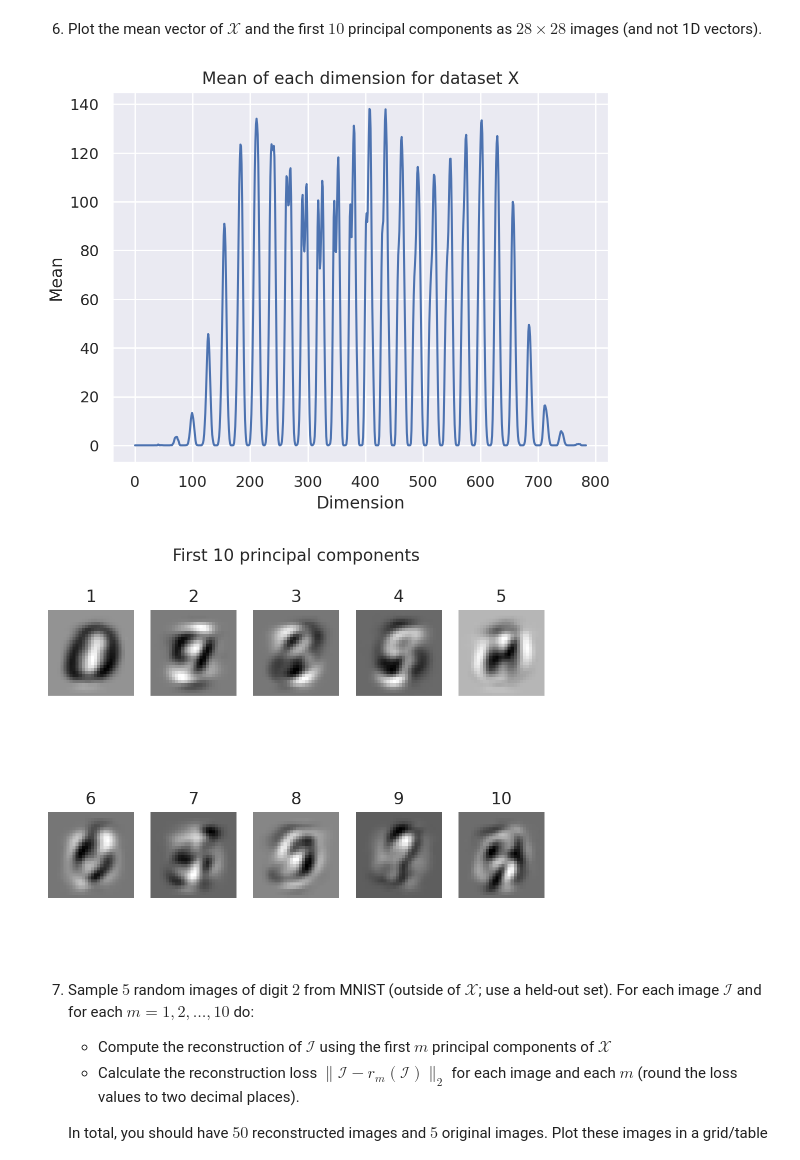
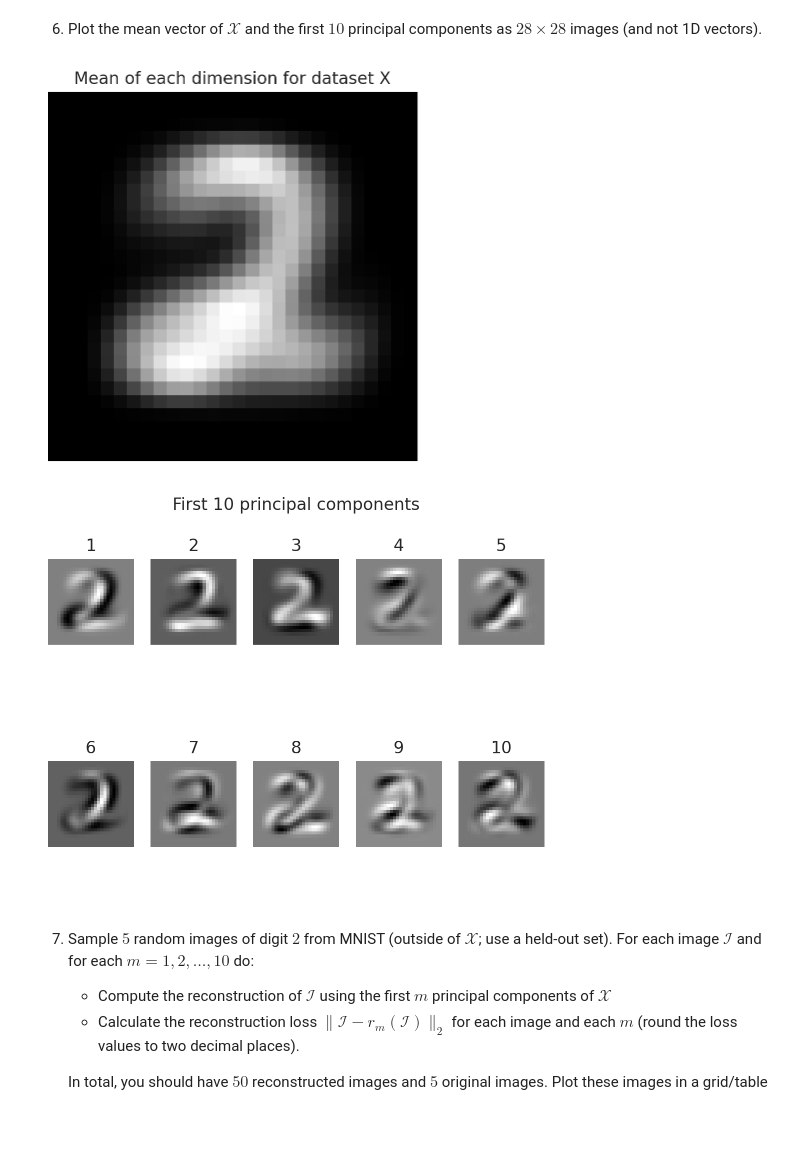
Before and after one commit to Arkanthara/data_science, a Jupyter notebook: TPB_donnet_michel_jean_joseph.ipynb, the cells around one changed output. Saved outputs shown, nothing was run; the diff lists cells and outputs as text; code cells hidden in the pictures; blank space fills up the shorter version.

```diff
--- a/TPB_donnet_michel_jean_joseph.ipynb
+++ b/TPB_donnet_michel_jean_joseph.ipynb
@@ -398,10 +438,10 @@ def select_with_label(images, labels, desired_labels):
 images_of_two, labels_of_two = select_with_label(train_images, train_labels, desired_labels=['2'])
 images_of_odd, labels_of_odd = select_with_label(train_images, train_labels, desired_labels=['1', '3', '5', '7', '9'])
 
-sample_index = np.random.choice(np.arange(train_images.shape[0]), size=5000, replace=False).astype(int)
+sample_index = np.random.choice(np.arange(images_of_two.shape[0]), size=5000, replace=False).astype(int)
 sample_index_two = np.random.choice(np.arange(images_of_two.shape[0]), size=5, replace=False).astype(int)
-sample_images = train_images[sample_index, :]
-sample_labels = train_labels[sample_index]
+sample_images = images_of_two[sample_index, :]
+sample_labels = labels_of_two[sample_index]
 sample_images_of_two = images_of_two[sample_index_two]
 sample_labels_of_two = labels_of_two[sample_index_two]
 assert sample_images.shape[0] == 5000, f"Number of sample must be 5000 ! Actual: {sample_images.shape[0]}"
@@ -582,24 +624,25 @@ If we link this plot to the plot of the eigenspectrum and the cumulative explain
 # %%
 mean = np.mean(sample_images, axis=0)
 plt.figure()
-plt.plot(np.arange(len(mean)), mean)
+plt.imshow(mean.reshape(28, 28), cmap='gray')
+plt.axis('off')
 plt.title("Mean of each dimension for dataset X")
 plt.xlabel("Dimension")
 plt.ylabel("Mean")
 plt.show()
 
 plt.figure()
 plt.title("First 10 principal components")
 plt.axis('off')
 for i in range(10):
     plt.subplot(2, 5, i + 1)
     plt.imshow(eigenvector[:, i].reshape(28, 28), cmap='gray')
     plt.axis('off')
     plt.title(f"{i + 1}")
 plt.show()
 # %% [output]
-[figure, old version]
+[figure, new version]
-[figure, old version]
+[figure, new version]
 # %% [markdown]
 7. Sample $5$ random images of digit $2$ from MNIST (outside of $\mathcal{X}$; use a held-out set). For each image $\mathcal{I}$ and for each $m = 1, 2, \ldots, 10$ do:
 
```
Also changed, not shown: parts of 19 cells of this notebook.
